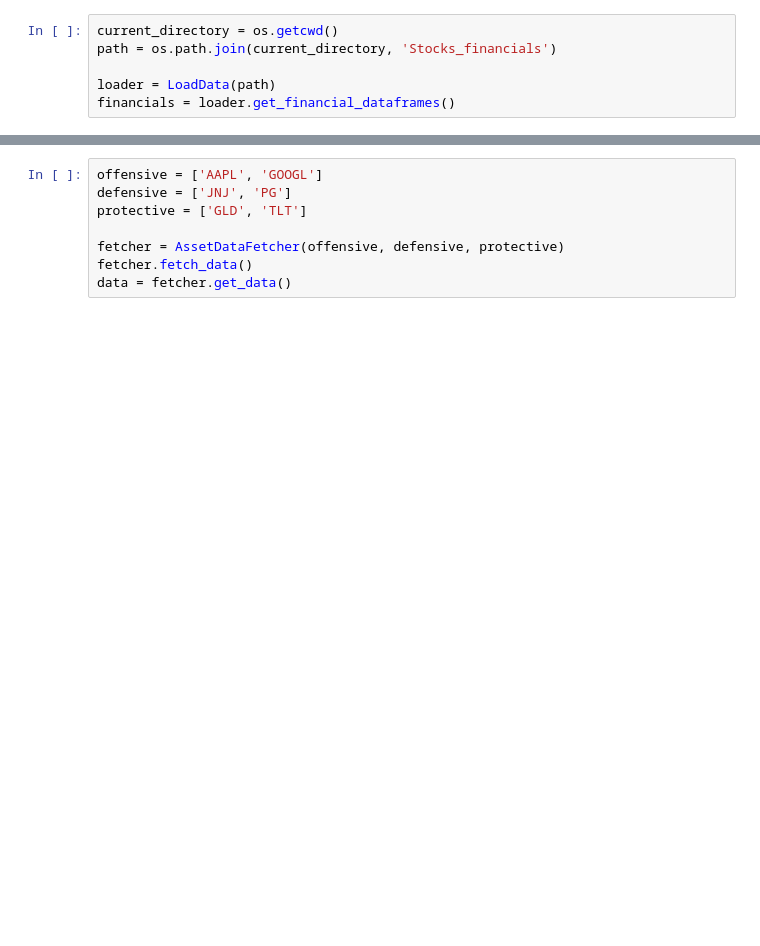
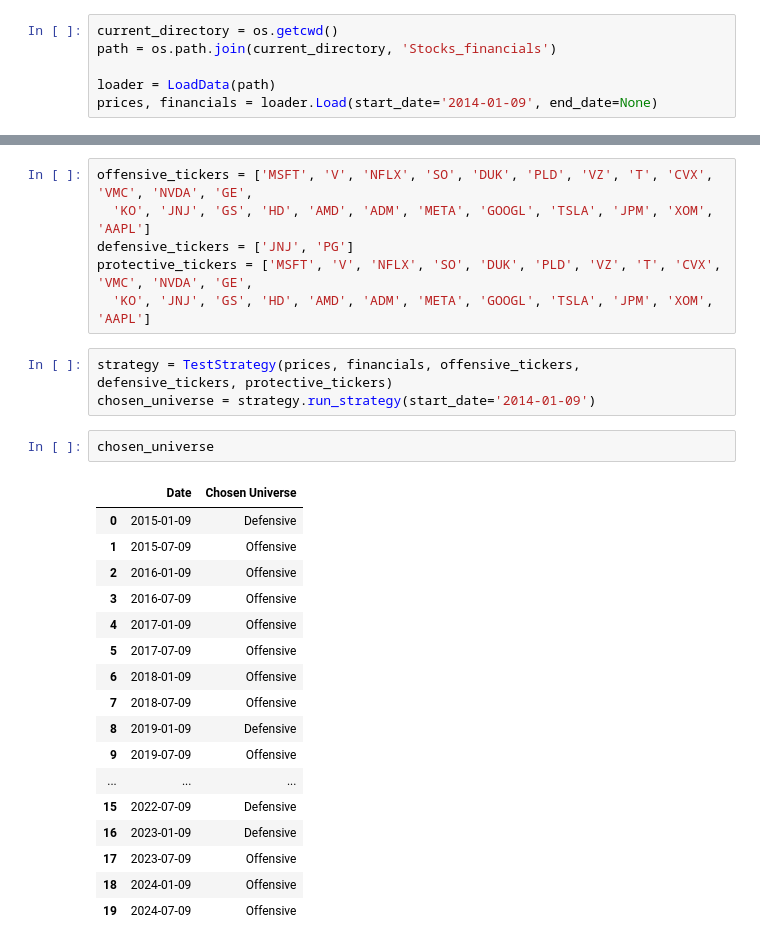
Before and after one commit to Luis1Soto/New_Asset_Allocation, a Jupyter notebook: Notebook.ipynb, the cells around one changed output, grey strips where cells are left out. Cells and saved outputs as stored; diff of their text form; blank space fills up the shorter version.

Commit message:
choosing universes

```diff
--- a/Notebook.ipynb
+++ b/Notebook.ipynb
@@ -6,5 +7,5 @@ current_directory = os.getcwd()
 path = os.path.join(current_directory, 'Stocks_financials')
 
 loader = LoadData(path)
-financials = loader.get_financial_dataframes()
+prices, financials = loader.Load(start_date='2014-01-09', end_date=None)
 # %% [output]
@@ -32,8 +141,29 @@ financials
 # %%
-offensive = ['AAPL', 'GOOGL']
-defensive = ['JNJ', 'PG']
-protective = ['GLD', 'TLT']
-
-fetcher = AssetDataFetcher(offensive, defensive, protective)
-fetcher.fetch_data()
-data = fetcher.get_data()
+offensive_tickers = ['MSFT', 'V', 'NFLX', 'SO', 'DUK', 'PLD', 'VZ', 'T', 'CVX', 'VMC', 'NVDA', 'GE',
+  'KO', 'JNJ', 'GS', 'HD', 'AMD', 'ADM', 'META', 'GOOGL', 'TSLA', 'JPM', 'XOM', 'AAPL']
+defensive_tickers = ['JNJ', 'PG']
+protective_tickers = ['MSFT', 'V', 'NFLX', 'SO', 'DUK', 'PLD', 'VZ', 'T', 'CVX', 'VMC', 'NVDA', 'GE',
+  'KO', 'JNJ', 'GS', 'HD', 'AMD', 'ADM', 'META', 'GOOGL', 'TSLA', 'JPM', 'XOM', 'AAPL']
+# %%
+strategy = TestStrategy(prices, financials, offensive_tickers, defensive_tickers, protective_tickers)
+chosen_universe = strategy.run_strategy(start_date='2014-01-09')
+# %%
+chosen_universe
+# %% [output]
+|  | Date | Chosen Universe |
+| 0 | 2015-01-09 | Defensive |
+| 1 | 2015-07-09 | Offensive |
+| 2 | 2016-01-09 | Offensive |
+| 3 | 2016-07-09 | Offensive |
+| 4 | 2017-01-09 | Offensive |
+| 5 | 2017-07-09 | Offensive |
+| 6 | 2018-01-09 | Offensive |
+| 7 | 2018-07-09 | Offensive |
+| 8 | 2019-01-09 | Defensive |
+| 9 | 2019-07-09 | Offensive |
+| ... | ... | ... |
+| 15 | 2022-07-09 | Defensive |
+| 16 | 2023-01-09 | Defensive |
+| 17 | 2023-07-09 | Offensive |
+| 18 | 2024-01-09 | Offensive |
+| 19 | 2024-07-09 | Offensive |
```
Also changed, not shown: parts of 10 cells of this notebook, 2 other files.
